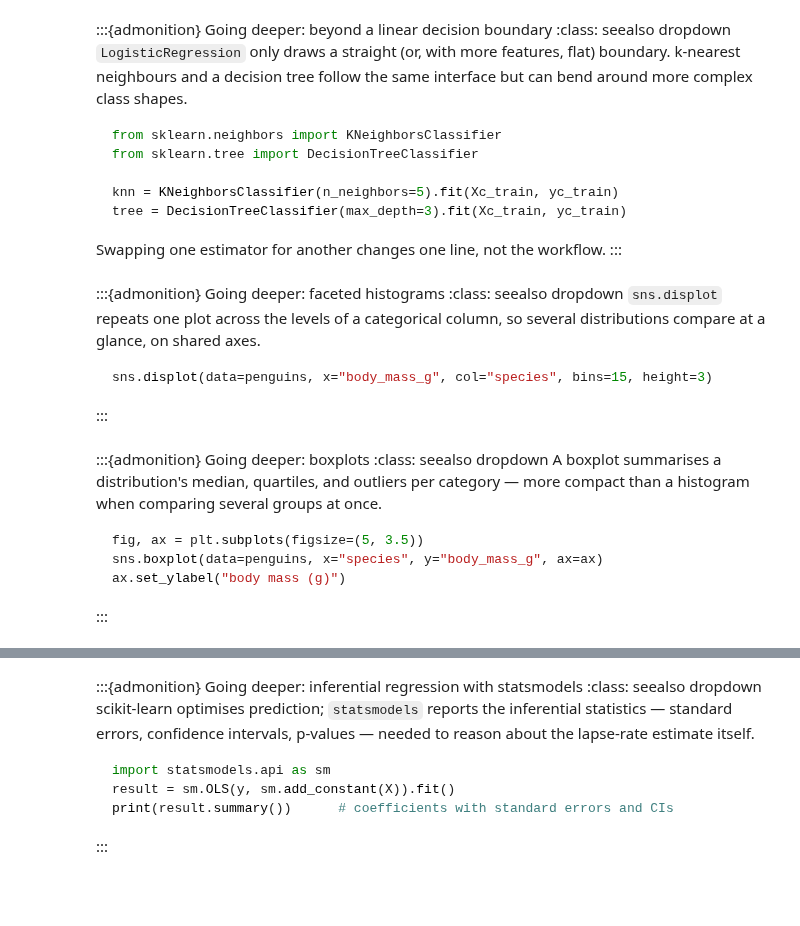
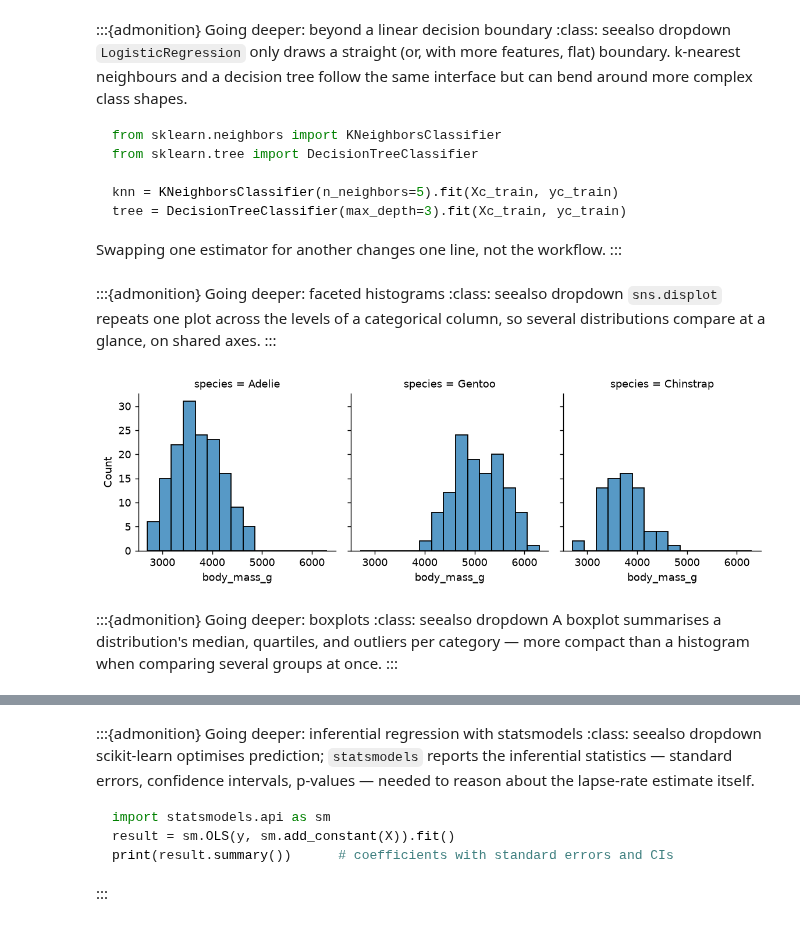
Before and after one commit to gse-unil/2026_MLEES_book, a Jupyter notebook: part-I/10-statistical-foundations-and-ml.ipynb, the cells around one changed output, grey strips where cells are left out. Saved outputs shown, nothing was run; the diff lists cells and outputs as text; code cells hidden in the pictures; blank space fills up the shorter version.

````diff
--- a/part-I/10-statistical-foundations-and-ml.ipynb
+++ b/part-I/10-statistical-foundations-and-ml.ipynb
@@ -324,19 +324,13 @@ Swapping one estimator for another changes one line, not the workflow.
 :::{admonition} Going deeper: faceted histograms
 :class: seealso dropdown
 `sns.displot` repeats one plot across the levels of a categorical column, so several distributions compare at a glance, on shared axes.
-
-```python
-sns.displot(data=penguins, x="body_mass_g", col="species", bins=15, height=3)
-```
 :::
+# %%
+sns.displot(data=penguins, x="body_mass_g", col="species", bins=15, height=3)
+# %% [output]
+[figure, added]
 # %% [markdown]
 :::{admonition} Going deeper: boxplots
 :class: seealso dropdown
 A boxplot summarises a distribution's median, quartiles, and outliers per category — more compact than a histogram when comparing several groups at once.
-
-```python
-fig, ax = plt.subplots(figsize=(5, 3.5))
-sns.boxplot(data=penguins, x="species", y="body_mass_g", ax=ax)
-ax.set_ylabel("body mass (g)")
-```
 :::
````
Also changed, not shown: parts of 3 cells of this notebook, 9 other files.
